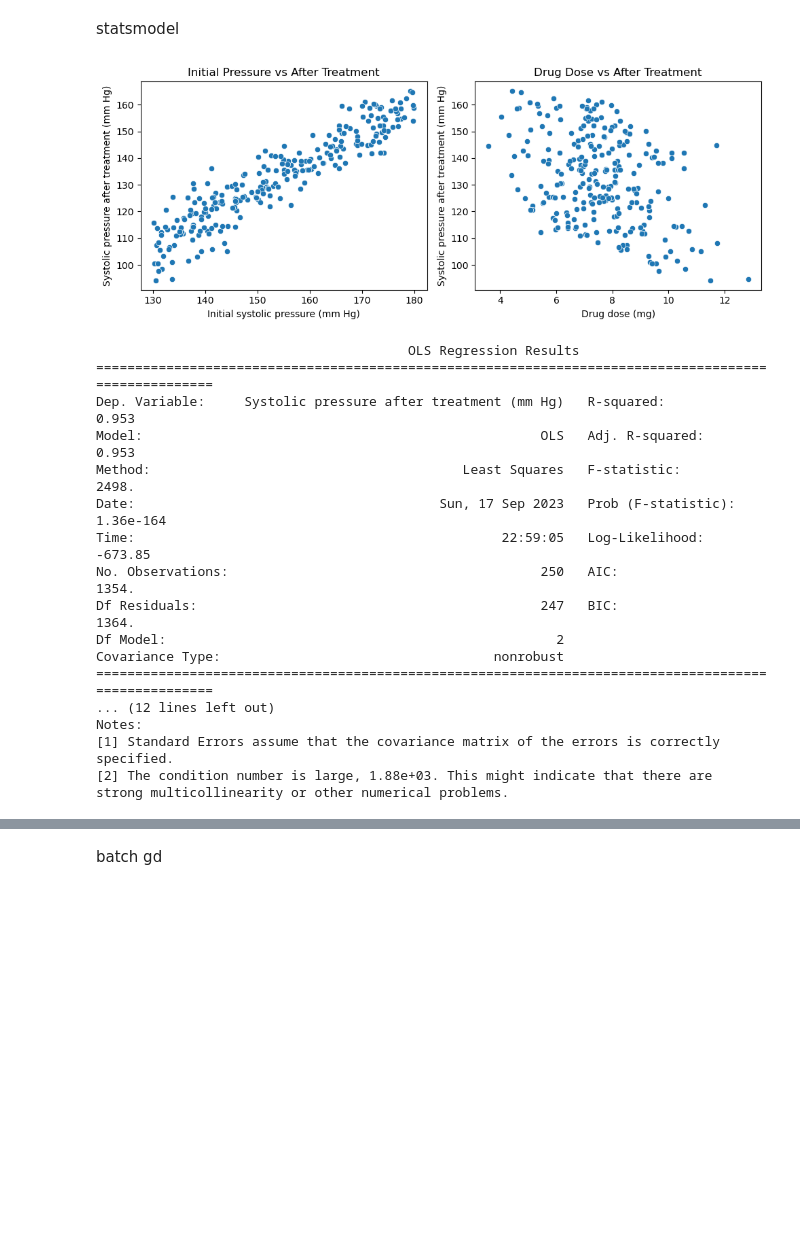
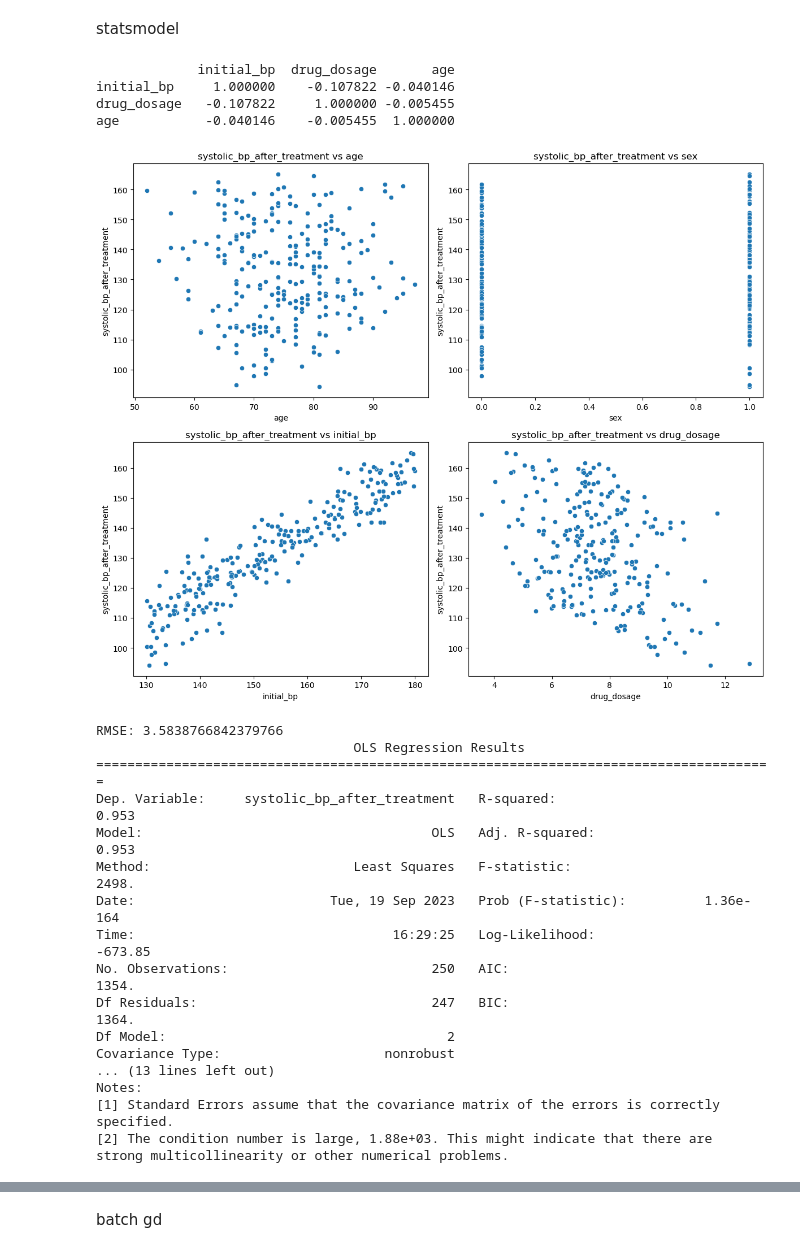
Before and after one commit to juanvargas7/ML, a Jupyter notebook: blood_preassure.ipynb, the cells around one changed output, grey strips where cells are left out. Drawn from its saved outputs; the diff is of its cells as text; code cells hidden in the pictures; blank space fills up the shorter version.

```diff
--- a/blood_preassure.ipynb
+++ b/blood_preassure.ipynb
@@ -68,36 +51,49 @@ X = sm.add_constant(X)
-# %%
-plt.figure(figsize=(10, 4))
-
-plt.subplot(1, 2, 1)
-sns.scatterplot(data=dt, x='Initial systolic pressure (mm Hg)', y='Systolic pressure after treatment (mm Hg)')
-plt.title('Initial Pressure vs After Treatment')
-
-# Scatter plot for 'Drug dose (mg)'
-plt.subplot(1, 2, 2)
-sns.scatterplot(data=dt, x='Drug dose (mg)', y='Systolic pressure after treatment (mm Hg)')
-plt.title('Drug Dose vs After Treatment')
-
-plt.tight_layout()
-plt.show()
-# %% [output]
-[figure, removed]
+# %%
+X = dt[['initial_bp', 'drug_dosage','age']]
+y = dt['systolic_bp_after_treatment']
+print(X.corr())
+X = sm.add_constant(X)
+# %% [output]
+             initial_bp  drug_dosage       age
+initial_bp     1.000000    -0.107822 -0.040146
+drug_dosage   -0.107822     1.000000 -0.005455
+age           -0.040146    -0.005455  1.000000
+# %%
+x_cols_order = ['age', 'sex', 'initial_bp', 'drug_dosage']
+
+# Create a 2x2 grid
+fig, axes = plt.subplots(2, 2, figsize=(12, 10))
+axes = axes.flatten()  # Convert the 2x2 axes grid into a 1D list to easily loop through
+
+# Plotting
+for i, col in enumerate(x_cols_order):  # Using the ordered list
+    sns.scatterplot(data=dt, x=col, y='systolic_bp_after_treatment', ax=axes[i])
+    axes[i].set_title(f"systolic_bp_after_treatment vs {col}")
+
+plt.tight_layout()
+plt.show()
+# %% [output]
+[figure, added]
 # %%
 model = sm.OLS(y, X).fit()
+rmse = np.sqrt(((y - model.predict(X)) ** 2).mean())
+
+print("RMSE:", rmse)
 print(model.summary())
 # %% [output]
-                                        OLS Regression Results
-=====================================================================================================
-Dep. Variable:     Systolic pressure after treatment (mm Hg)   R-squared:                       0.953
-Model:                                                   OLS   Adj. R-squared:                  0.953
-Method:                                        Least Squares   F-statistic:                     2498.
-Date:                                       Sun, 17 Sep 2023   Prob (F-statistic):          1.36e-164
-Time:                                               22:59:05   Log-Likelihood:                -673.85
-No. Observations:                                        250   AIC:                             1354.
-Df Residuals:                                            247   BIC:                             1364.
-Df Model:                                                  2
-Covariance Type:                                   nonrobust
-=====================================================================================================
-... (12 lines left out)
+RMSE: 3.5838766842379766
+                                 OLS Regression Results
+=======================================================================================
+Dep. Variable:     systolic_bp_after_treatment   R-squared:                       0.953
+Model:                                     OLS   Adj. R-squared:                  0.953
+Method:                          Least Squares   F-statistic:                     2498.
+Date:                         Tue, 19 Sep 2023   Prob (F-statistic):          1.36e-164
+Time:                                 16:29:25   Log-Likelihood:                -673.85
+No. Observations:                          250   AIC:                             1354.
+Df Residuals:                              247   BIC:                             1364.
+Df Model:                                    2
+Covariance Type:                     nonrobust
+... (13 lines left out)
 Notes:
 [1] Standard Errors assume that the covariance matrix of the errors is correctly specified.
 [2] The condition number is large, 1.88e+03. This might indicate that there are
```
Also changed, not shown: parts of 12 cells of this notebook.
